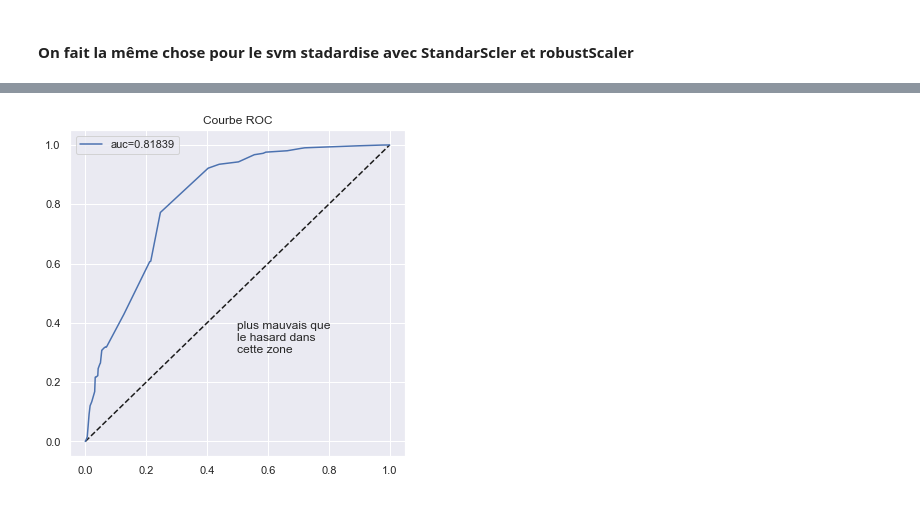
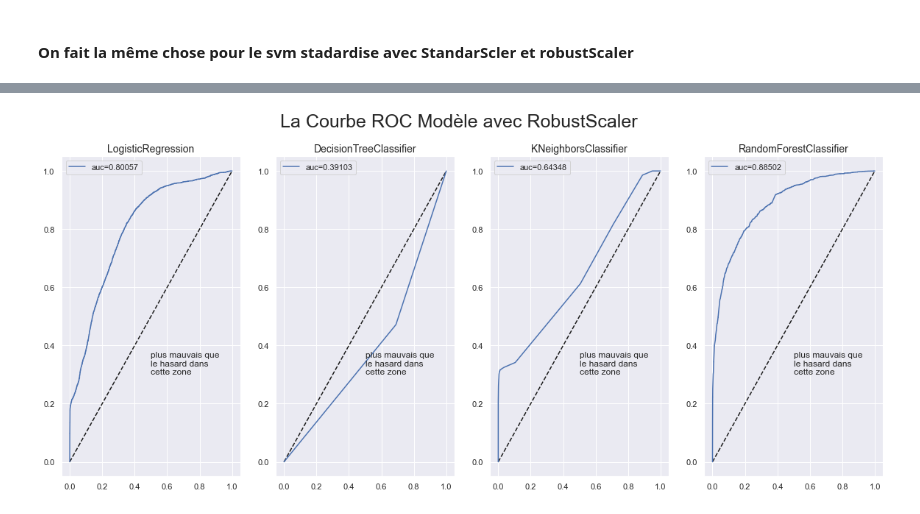
Before and after one commit to arbDEVbest/Analyse_AdultDataset, a Jupyter notebook: P6_AdultDataSet.ipynb, the cells around one changed output, grey strips where cells are left out. Drawn from its saved outputs; the diff is of its cells as text; code cells hidden in the pictures.

```diff
--- a/P6_AdultDataSet.ipynb
+++ b/P6_AdultDataSet.ipynb
@@ -541,7 +562,7 @@ for model_pred in model_std:
 # Prédictions sur le test set standarScaler
 y_pred_rb = []
 for model_pred in model_rb:
-    y_pred_std.append(model_pred.predict(test_std.values))
+    y_pred_rb.append(model_pred.predict(test_rob))
 # %%
 # Accuracy score y predict standarScalerform
 from sklearn.metrics import accuracy_score
@@ -582,5 +693,6 @@ for pred in y_pred_rb:
 # %%
-fig, ax = plt.subplots(2,3, figsize=(15,15))
-for i in range(len(y_pred_std)):
-    ax = plt.subplots_adjust(2,3, i+1)
-    ax = sns.heatmap(confusion_matrix(y_test, y_pred_std[i]), annot=True, fmt="d", cbar=False)
+fig, ax = plt.subplots(1,5, figsize=(15,5))
+fig.suptitle('Matrice de confusion RobustScaler', fontsize=25)
+for i in range(len(y_pred_rb)):
+    ax = plt.subplot(1,4, i+1)
+    ax = sns.heatmap(confusion_matrix(y_test, y_pred_rb[i]), annot=True, fmt="d", cbar=False)
@@ -587,8 +701,3 @@ for i in range(len(y_pred_std)):
-# %%
-fig, ax = plt.subplots(2,3, figsize=(15,15))
-for i in range(len(y_pred_rb)):
-    ax = plt.subplots_adjust(2,3, i+1)
-    ax = sns.heatmap(confusion_matrix(y_test, y_pred_rb[i]), annot=True, fmt="d", cbar=False)
 # %%
 # Coefficients
 coef = pd.DataFrame(np.concatenate([model_lgR.intercept_.reshape(-1,1), model_std[0].coef_],axis=1),
@@ -608,0 +746,18 @@ coef
+# %%
+# Courbe ROC
+from sklearn.metrics import roc_curve, auc
+fig, ax = plt.subplots(1,4, figsize=(20,8))
+fig.suptitle('La Courbe ROC Modèle avec StandarScaler', fontsize=25)
+j=0
+for i in range(len(model_std)):
+    if i!= 3:
+        j+=1
+        proba = model_std[i].predict_proba(X_test.values)
+        fpr, tpr, thresholds = roc_curve(y_test, proba[:, 1], pos_label=1, drop_intermediate=False)
+        ax = plt.subplot(1,4, j)
+        ax.plot([0, 1], [0, 1], 'k--')
+        aucf = auc(fpr, tpr)
+        ax.plot(fpr, tpr, label='auc=%1.5f' % aucf)
+        ax.set_title(f"{model_std[i].__class__.__name__}",fontsize=14)
+        ax.text(0.5, 0.3, "plus mauvais que\nle hasard dans\ncette zone")
+        ax.legend();
@@ -609,17 +766,18 @@ coef
 # %%
 # Courbe ROC
 from sklearn.metrics import roc_curve, auc
-fig, ax = plt.subplots(2,3, figsize=(15,15))
-for i in range(len(model_std)):
-    proba = model_std[i].predict_proba(X_test.values)
+fig, ax = plt.subplots(1,4, figsize=(20,8))
+fig.suptitle('La Courbe ROC Modèle avec RobustScaler', fontsize=25)
+for i in range(len(model_rb)):
+    proba = model_rb[i].predict_proba(X_test.values)
     fpr, tpr, thresholds = roc_curve(y_test, proba[:, 1], pos_label=1, drop_intermediate=False)
 
-    ax = plt.subplots_adjust(2,3, i+1)
+    ax = plt.subplot(1,4, i+1)
     ax.plot([0, 1], [0, 1], 'k--')
     aucf = auc(fpr, tpr)
     ax.plot(fpr, tpr, label='auc=%1.5f' % aucf)
-    ax.set_title('Courbe ROC')
+    ax.set_title(f"{model_rb[i].__class__.__name__}",fontsize=14)
     ax.text(0.5, 0.3, "plus mauvais que\nle hasard dans\ncette zone")
     ax.legend();
 # %% [output]
-[figure, old version]
+[figure, new version]
```
Also changed, not shown: parts of 33 cells of this notebook.
